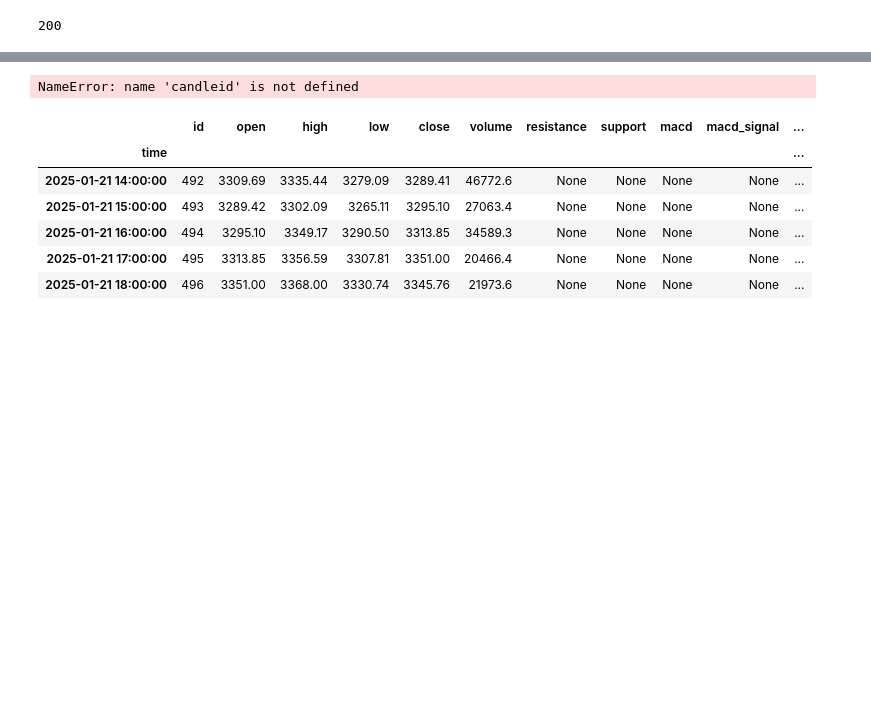
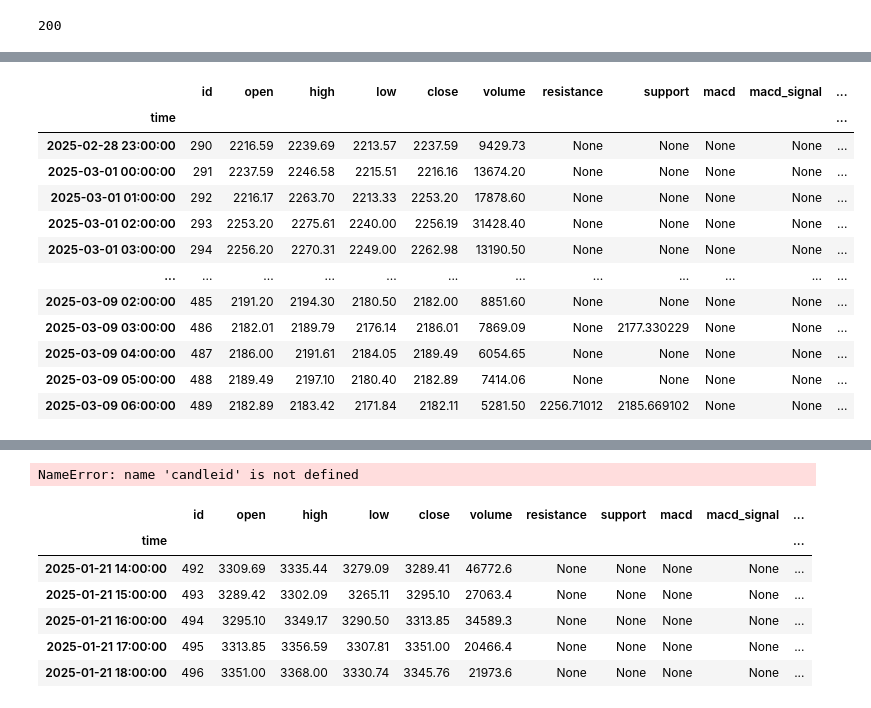
Before and after one commit to Generjet/binance_trader, a Jupyter notebook: crypto_chart_app/channell_trade.ipynb, the cells around one changed output, grey strips where cells are left out. Drawn from its saved outputs; the diff is of its cells as text; code cells hidden in the pictures; blank space fills up the shorter version.

```diff
--- a/crypto_chart_app/channell_trade.ipynb
+++ b/crypto_chart_app/channell_trade.ipynb
@@ -385,3 +374,16 @@ time
 # %%
-df.support
+df
 # %% [output]
+|  | id | open | high | low | close | volume | resistance | support | macd | macd_signal | ... |
+| time |  |  |  |  |  |  |  |  |  |  | ... |
+| 2025-02-28 23:00:00 | 290 | 2216.59 | 2239.69 | 2213.57 | 2237.59 | 9429.73 | None | None | None | None | ... |
+| 2025-03-01 00:00:00 | 291 | 2237.59 | 2246.58 | 2215.51 | 2216.16 | 13674.20 | None | None | None | None | ... |
+| 2025-03-01 01:00:00 | 292 | 2216.17 | 2263.70 | 2213.33 | 2253.20 | 17878.60 | None | None | None | None | ... |
+| 2025-03-01 02:00:00 | 293 | 2253.20 | 2275.61 | 2240.00 | 2256.19 | 31428.40 | None | None | None | None | ... |
+| 2025-03-01 03:00:00 | 294 | 2256.20 | 2270.31 | 2249.00 | 2262.98 | 13190.50 | None | None | None | None | ... |
+| ... | ... | ... | ... | ... | ... | ... | ... | ... | ... | ... | ... |
+| 2025-03-09 02:00:00 | 485 | 2191.20 | 2194.30 | 2180.50 | 2182.00 | 8851.60 | None | None | None | None | ... |
+| 2025-03-09 03:00:00 | 486 | 2182.01 | 2189.79 | 2176.14 | 2186.01 | 7869.09 | None | 2177.330229 | None | None | ... |
+| 2025-03-09 04:00:00 | 487 | 2186.00 | 2191.61 | 2184.05 | 2189.49 | 6054.65 | None | None | None | None | ... |
+| 2025-03-09 05:00:00 | 488 | 2189.49 | 2197.10 | 2180.40 | 2182.89 | 7414.06 | None | None | None | None | ... |
+| 2025-03-09 06:00:00 | 489 | 2182.89 | 2183.42 | 2171.84 | 2182.11 | 5281.50 | 2256.71012 | 2185.669102 | None | None | ... |
```
Also changed, not shown: parts of 12 cells of this notebook.
